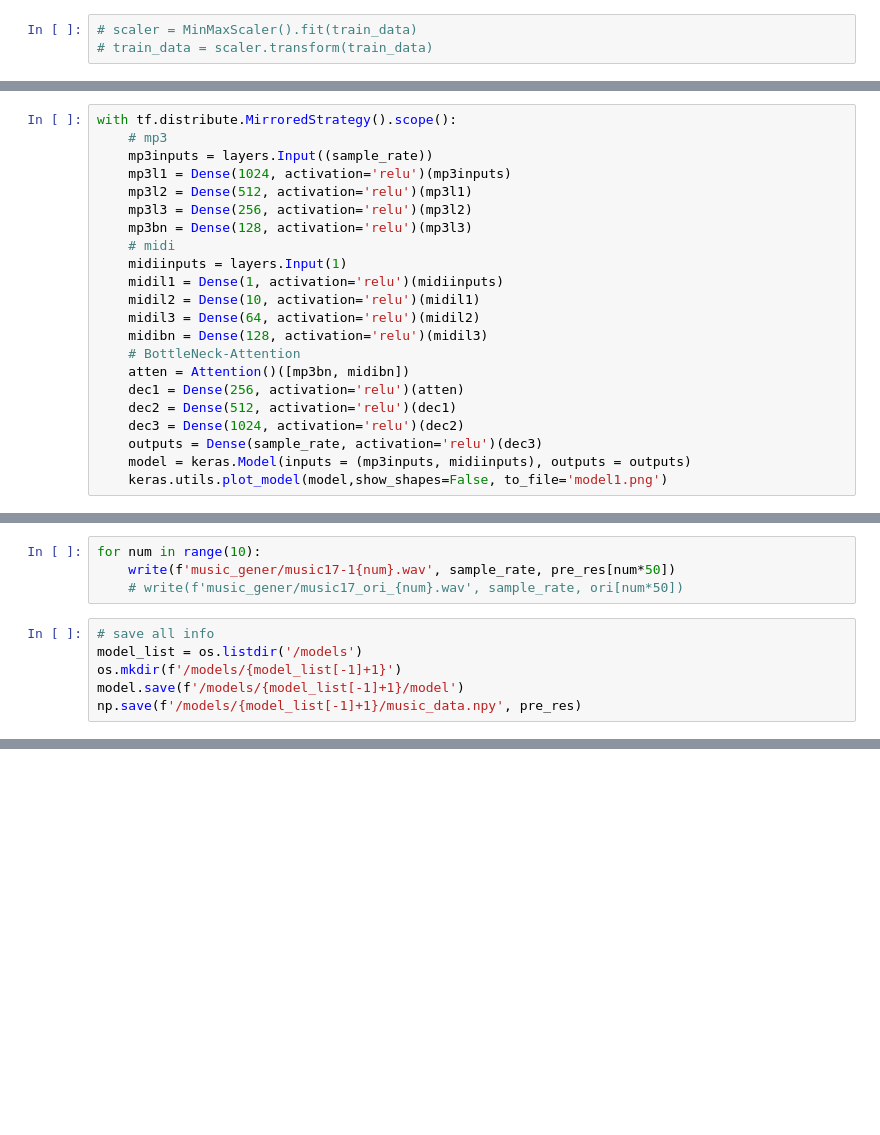
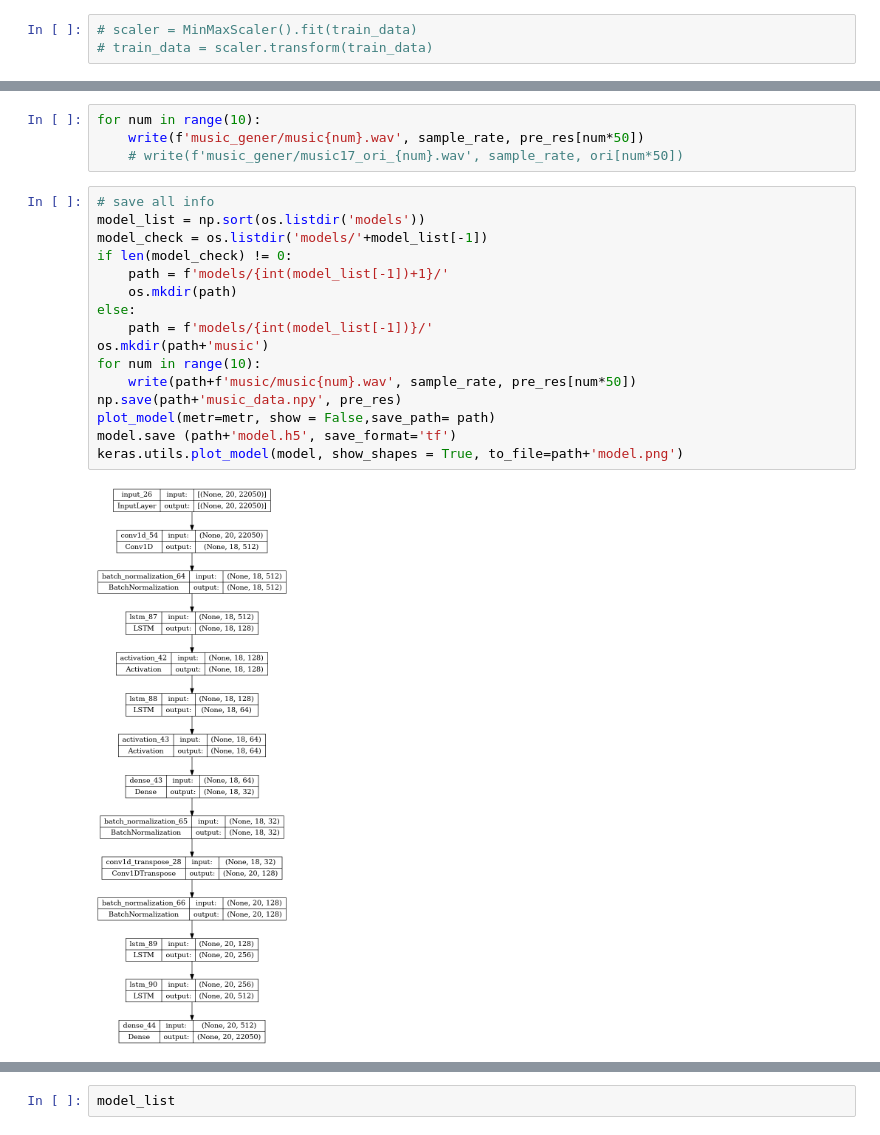
Before and after one commit to RacoonRamen/MP3Generate, a Jupyter notebook: MP3->AE->MP3/misuc_generate.ipynb, the cells around one changed output, grey strips where cells are left out. Cells and saved outputs as stored; diff of their text form; blank space fills up the shorter version.

```diff
--- a/MP3->AE->MP3/misuc_generate.ipynb
+++ b/MP3->AE->MP3/misuc_generate.ipynb
@@ -160,22 +107,0 @@ KeyboardInterrupt:
-# %%
-with tf.distribute.MirroredStrategy().scope():
-    # mp3
-    mp3inputs = layers.Input((sample_rate))
-    mp3l1 = Dense(1024, activation='relu')(mp3inputs)
-    mp3l2 = Dense(512, activation='relu')(mp3l1)
-    mp3l3 = Dense(256, activation='relu')(mp3l2)
-    mp3bn = Dense(128, activation='relu')(mp3l3)
-    # midi
-    midiinputs = layers.Input(1)
-    midil1 = Dense(1, activation='relu')(midiinputs)
-    midil2 = Dense(10, activation='relu')(midil1)
-    midil3 = Dense(64, activation='relu')(midil2)
-    midibn = Dense(128, activation='relu')(midil3)
-    # BottleNeck-Attention
-    atten = Attention()([mp3bn, midibn])
-    dec1 = Dense(256, activation='relu')(atten)
-    dec2 = Dense(512, activation='relu')(dec1)
-    dec3 = Dense(1024, activation='relu')(dec2)
-    outputs = Dense(sample_rate, activation='relu')(dec3)
-    model = keras.Model(inputs = (mp3inputs, midiinputs), outputs = outputs)
-    keras.utils.plot_model(model,show_shapes=False, to_file='model1.png')
@@ -257,10 +168,22 @@ plt.plot(pre_res[2])
 # %%
 for num in range(10):
-    write(f'music_gener/music17-1{num}.wav', sample_rate, pre_res[num*50])
+    write(f'music_gener/music{num}.wav', sample_rate, pre_res[num*50])
     # write(f'music_gener/music17_ori_{num}.wav', sample_rate, ori[num*50])
-# %%
-# save all info
-model_list = os.listdir('/models')
-os.mkdir(f'/models/{model_list[-1]+1}')
-model.save(f'/models/{model_list[-1]+1}/model')
-np.save(f'/models/{model_list[-1]+1}/music_data.npy', pre_res)
+# %%
+# save all info
+model_list = np.sort(os.listdir('models'))
+model_check = os.listdir('models/'+model_list[-1])
+if len(model_check) != 0:
+    path = f'models/{int(model_list[-1])+1}/'
+    os.mkdir(path)
+else:
+    path = f'models/{int(model_list[-1])}/'
+os.mkdir(path+'music')
+for num in range(10):
+    write(path+f'music/music{num}.wav', sample_rate, pre_res[num*50])
+np.save(path+'music_data.npy', pre_res)
+plot_model(metr=metr, show = False,save_path= path)
+model.save (path+'model.h5', save_format='tf')
+keras.utils.plot_model(model, show_shapes = True, to_file=path+'model.png')
+# %% [output]
+[figure, added]
@@ -266,0 +191,2 @@ np.save(f'/models/{model_list[-1]+1}/music_data.npy', pre_res)
+# %%
+model_list
```
Also changed, not shown: parts of 11 cells of this notebook.
